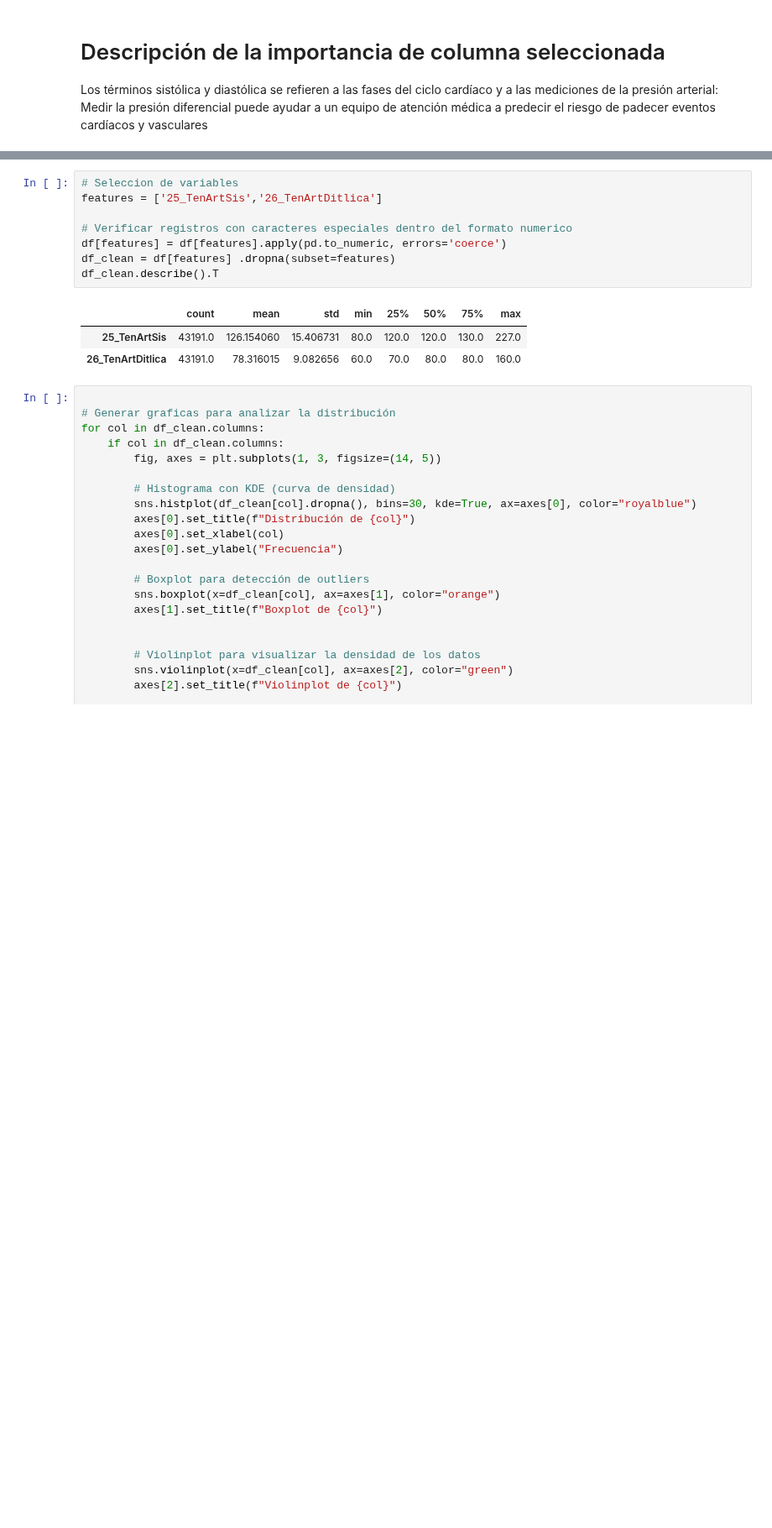
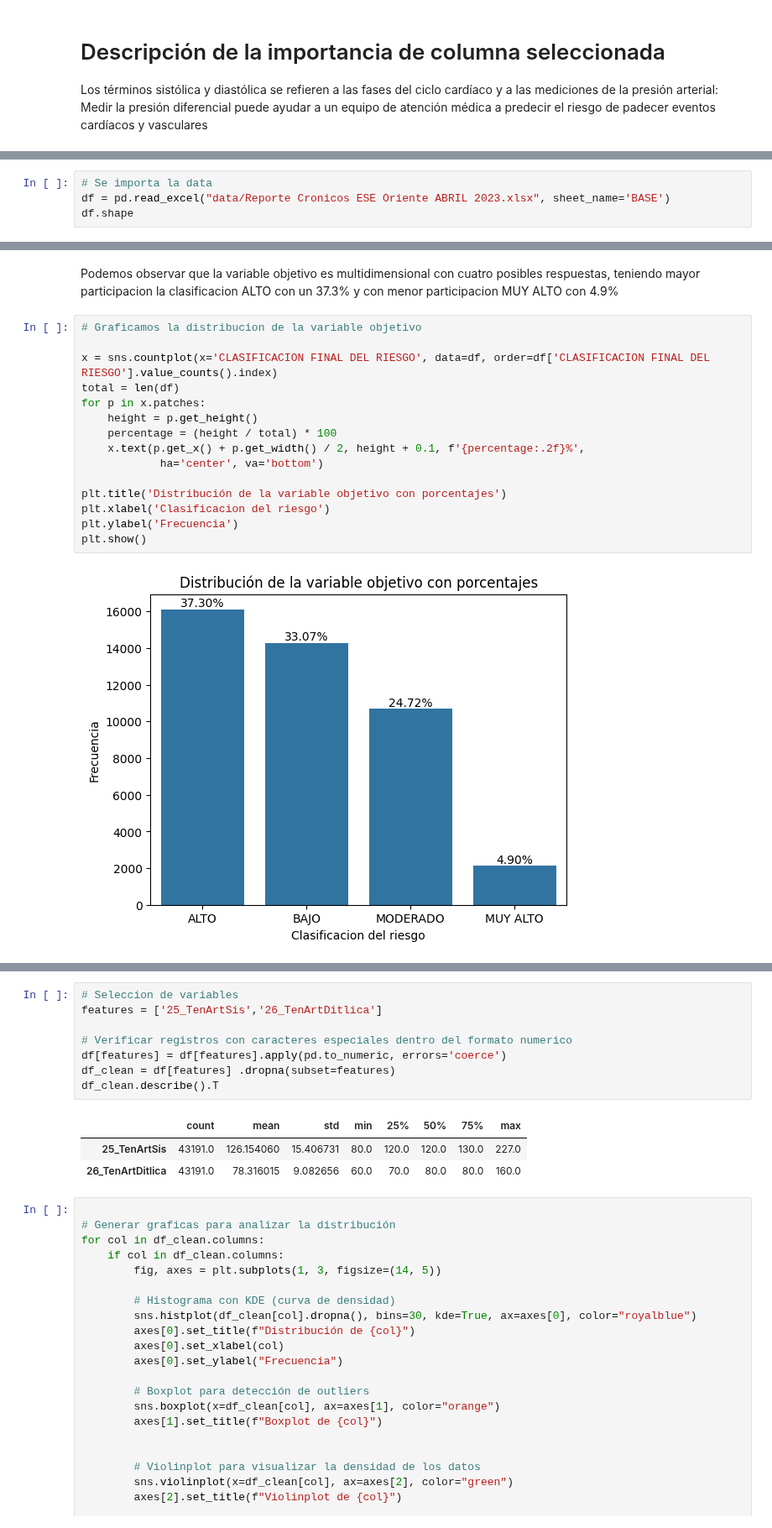
Before and after one commit to edgo1688/MIAA-ICESI, a Jupyter notebook: Analisis de datos l/Grupo_2_Taller_3_Analisis_Bivariado.ipynb, the cells around one changed output, grey strips where cells are left out. Shown at 84% size. Drawn from its saved outputs; the diff is of its cells as text; blank space fills up the shorter version.

```diff
--- a/Analisis de datos l/Grupo_2_Taller_3_Analisis_Bivariado.ipynb
+++ b/Analisis de datos l/Grupo_2_Taller_3_Analisis_Bivariado.ipynb
@@ -136,0 +98,4 @@ diccionario_datos
+# %%
+# Se importa la data
+df = pd.read_excel("data/Reporte Cronicos ESE Oriente ABRIL 2023.xlsx", sheet_name='BASE')
+df.shape
@@ -137 +181,20 @@ diccionario_datos
+# %% [markdown]
+Podemos observar que la variable objetivo es multidimensional con cuatro posibles respuestas, teniendo mayor participacion la clasificacion ALTO con un 37.3% y con menor participacion MUY ALTO con 4.9%
+# %%
+# Graficamos la distribucion de la variable objetivo
+
+x = sns.countplot(x='CLASIFICACION FINAL DEL RIESGO', data=df, order=df['CLASIFICACION FINAL DEL RIESGO'].value_counts().index)
+total = len(df)
+for p in x.patches:
+    height = p.get_height()
+    percentage = (height / total) * 100
+    x.text(p.get_x() + p.get_width() / 2, height + 0.1, f'{percentage:.2f}%',
+            ha='center', va='bottom')
+
+plt.title('Distribución de la variable objetivo con porcentajes')
+plt.xlabel('Clasificacion del riesgo')
+plt.ylabel('Frecuencia')
+plt.show()
+# %% [output]
+[figure, added]
 # %% [markdown]
```
Also changed, not shown: parts of 27 cells of this notebook, 1 other file.
